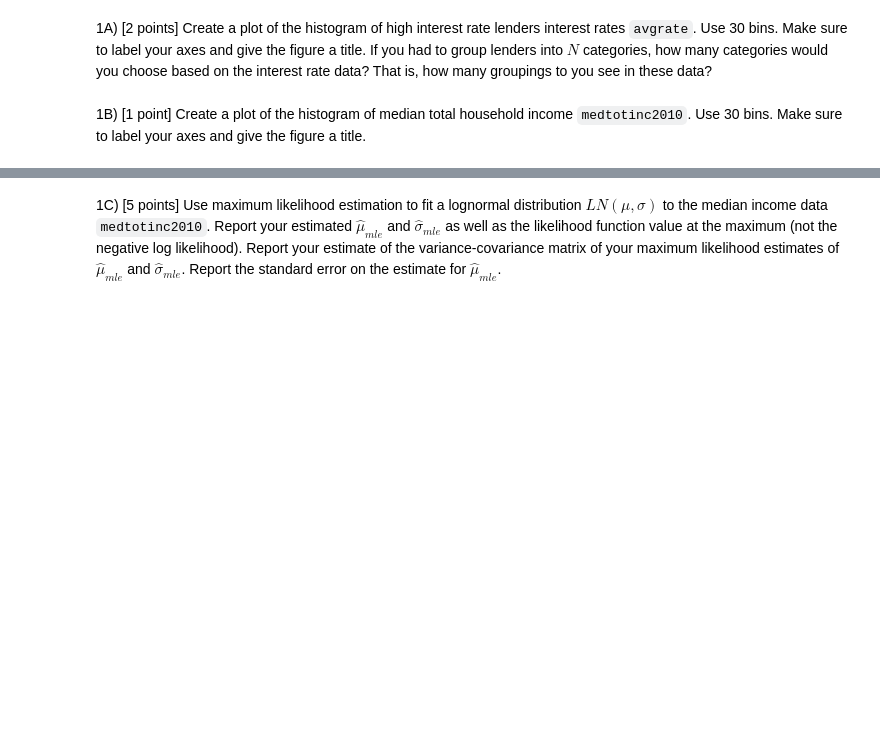
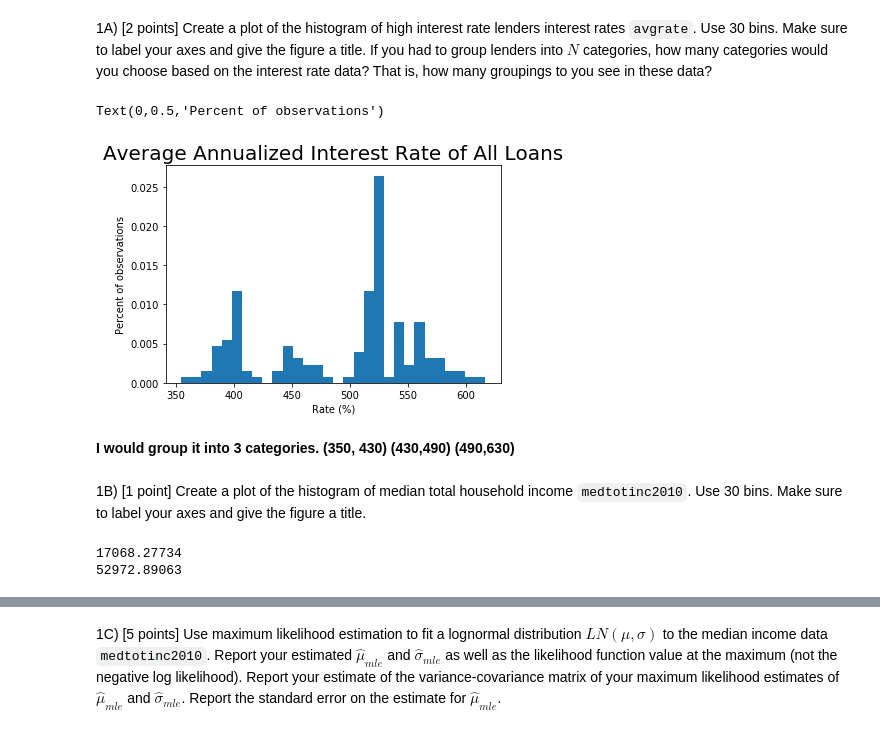
Before and after one commit to UC-MACSS/persp-model_W18, a Jupyter notebook: Midterm/Midterm.ipynb, the cells around one changed output, grey strips where cells are left out. Drawn from its saved outputs; the diff is of its cells as text; code cells hidden in the pictures; blank space fills up the shorter version.

```diff
--- a/Midterm/Midterm.ipynb
+++ b/Midterm/Midterm.ipynb
@@ -30,2 +38,4 @@ Each observation contains characteristics of a particular lender location Read i
 # %%
 # Read in the data
+lender = pd.read_csv('LenderData.csv')
+lender.head()
@@ -33,5 +50,22 @@ Each observation contains characteristics of a particular lender location Read i
 ## 1. Using the distributions of interest rates and median income (10 points)
 # %% [markdown]
 1A) [2 points] Create a plot of the histogram of high interest rate lenders interest rates `avgrate`. Use 30 bins. Make sure to label your axes and give the figure a title. If you had to group lenders into $N$ categories, how many categories would you choose based on the interest rate data? That is, how many groupings to you see in these data?
+# %%
+count, bins, ignored = plt.hist(lender.avgrate, 30, normed=True)
+plt.title('Average Annualized Interest Rate of All Loans', fontsize=20)
+plt.xlabel(r'Rate (%)')
+plt.ylabel('Percent of observations')
+# plt.xlim([300,700])
+# %% [output]
+Text(0,0.5,'Percent of observations')
+[figure, added]
+# %% [markdown]
+**I would group it into 3 categories. (350, 430) (430,490) (490,630)**
 # %% [markdown]
 1B) [1 point] Create a plot of the histogram of median total household income `medtotinc2010`. Use 30 bins. Make sure to label your axes and give the figure a title.
+# %%
+print (lender.medtotinc2010.min())
+print (lender.medtotinc2010.max())
+# %% [output]
+17068.27734
+52972.89063
```
Also changed, not shown: parts of 13 cells of this notebook.
